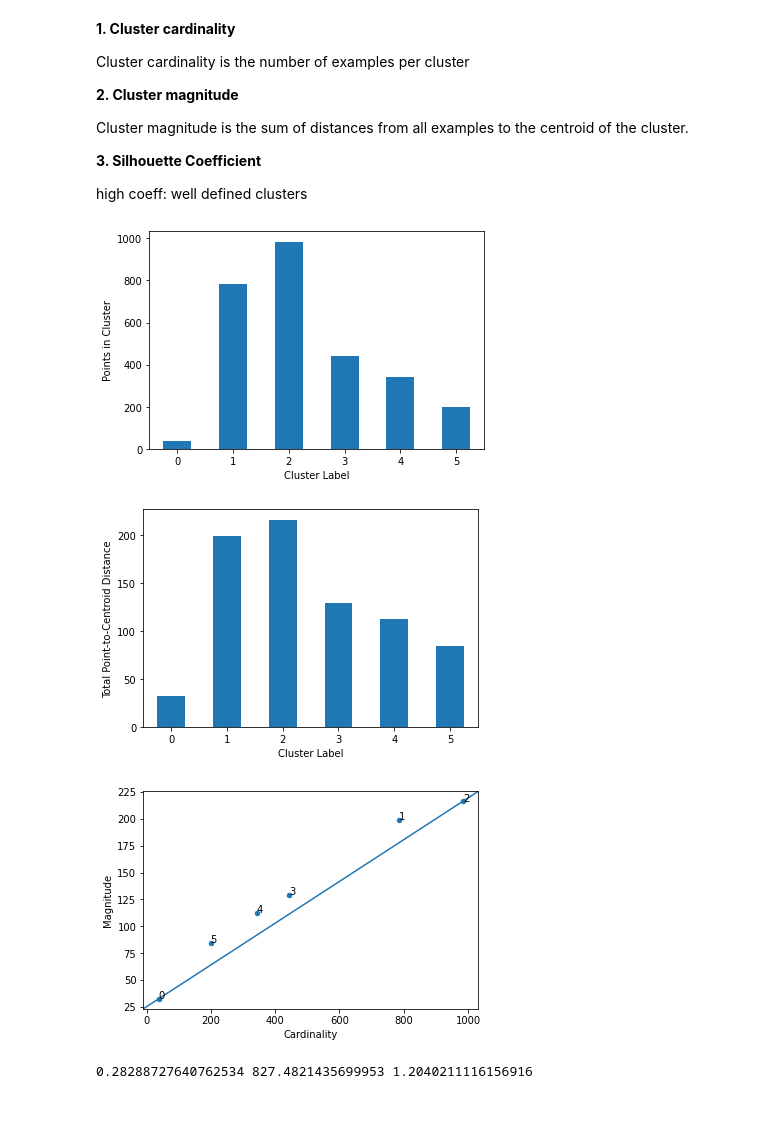
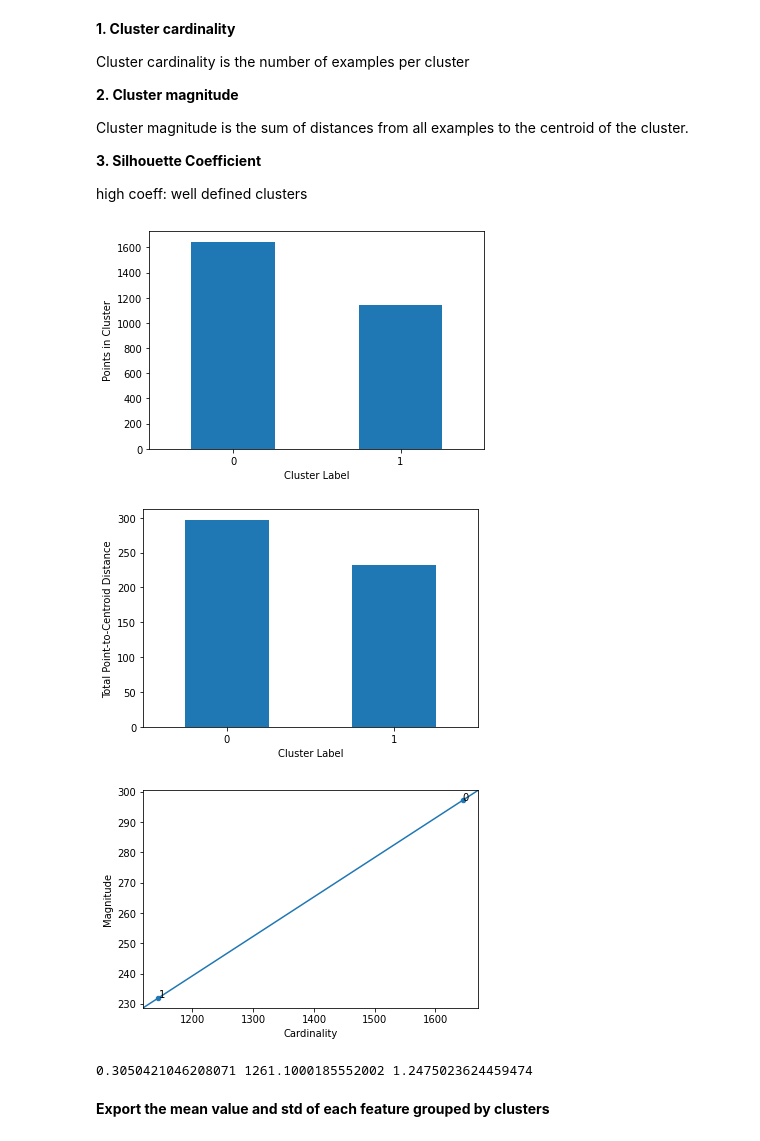
Before and after one commit to CarolinRi/CorneaAI, a Jupyter notebook: Clustering_V1.ipynb, the cells around one changed output. Drawn from its saved outputs; the diff is of its cells as text; code cells hidden in the pictures; blank space fills up the shorter version.

```diff
--- a/Clustering_V1.ipynb
+++ b/Clustering_V1.ipynb
@@ -114,17 +167,17 @@ plt.show()
 # %%
-# performing k means clustering with 4 clusters
-kmeans = KMeans(n_clusters=6, init='k-means++', max_iter=300, n_init=10, random_state=0)
-pred_y = kmeans.fit(evidence)
+# performing k means clustering with n clusters
+kmeans = KMeans(n_clusters=2, init='k-means++', max_iter=300, n_init=10, random_state=None)
+pred_y_kmeans = kmeans.fit(evidence)
 
-# print(pred_y.labels_)
+# print(pred_y_kmeans.labels_)
 
-# distances = pred_y.transform(evidence)
+# distances = pred_y_kmeans.transform(evidence)
 
 # print(distances)
 
 # centers = kmeans.cluster_centers_
 # transformed_centers = pca.transform(centers)
-plt.scatter(transformed[:][0],transformed[:][1],c=pred_y.labels_.astype(float))
+plt.scatter(transformed[:][0],transformed[:][1],c=pred_y_kmeans.labels_.astype(float))
 # plt.scatter(kmeans.cluster_centers_[:, 0], kmeans.cluster_centers_[:, 1], s=300, c='red')
 plt.show()
 # %% [output]
@@ -142,23 +195,25 @@ Cluster magnitude is the sum of distances from all examples to the centroid of t
 
 high coeff: well defined clusters
 # %%
-plot_cluster_cardinality(pred_y.labels_)
+plot_cluster_cardinality(pred_y_kmeans.labels_)
 
-plot_cluster_magnitude(evidence, pred_y.labels_, pred_y.cluster_centers_,euclidean)
+plot_cluster_magnitude(evidence, pred_y_kmeans.labels_, pred_y_kmeans.cluster_centers_,euclidean)
 
-plot_magnitude_vs_cardinality(evidence, pred_y.labels_, pred_y.cluster_centers_, euclidean)
+plot_magnitude_vs_cardinality(evidence, pred_y_kmeans.labels_, pred_y_kmeans.cluster_centers_, euclidean)
 
 plt.show()
 
 # metrics.silhouette_score(evidence, pred_y.labels_, metric='euclidean')
 
-Sil = metrics.silhouette_score(evidence, pred_y.labels_, metric='euclidean')
-CH = metrics.calinski_harabasz_score(evidence, pred_y.labels_)
-DB = metrics.davies_bouldin_score(evidence, pred_y.labels_)
+Sil_kmeans = metrics.silhouette_score(evidence, pred_y_kmeans.labels_, metric='euclidean')
+CH_kmeans = metrics.calinski_harabasz_score(evidence, pred_y_kmeans.labels_)
+DB_kmeans = metrics.davies_bouldin_score(evidence, pred_y_kmeans.labels_)
 
-print(Sil, CH, DB)
+print(Sil_kmeans, CH_kmeans, DB_kmeans)
 # %% [output]
-[figure, old version]
+[figure, new version]
-[figure, old version]
+[figure, new version]
-[figure, old version]
+[figure, new version]
-0.28288727640762534 827.4821435699953 1.2040211116156916
+0.3050421046208071 1261.1000185552002 1.2475023624459474
+# %% [markdown]
+**Export the mean value and std of each feature grouped by clusters**
```
Also changed, not shown: parts of 21 cells of this notebook.
